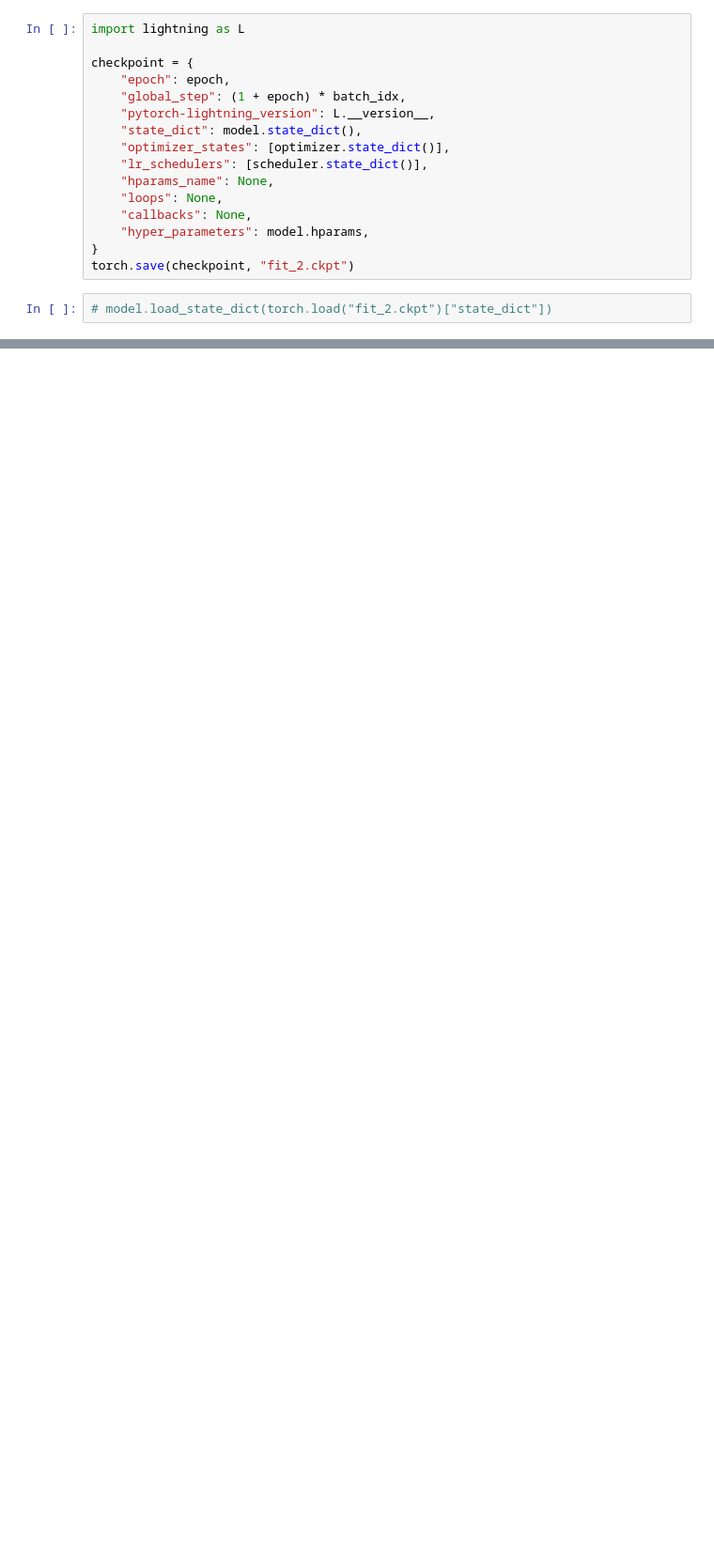
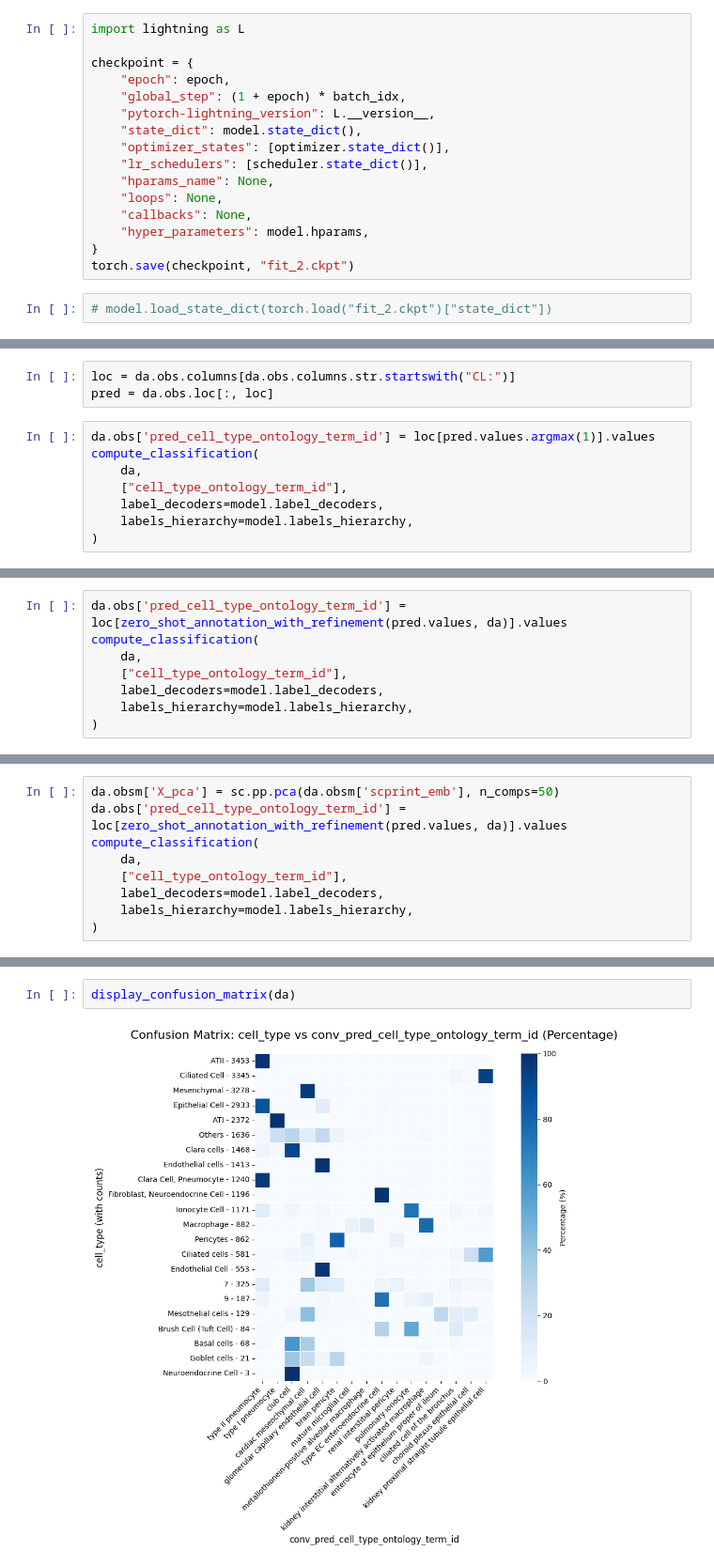
Before and after one commit to cantinilab/scPRINT, a Jupyter notebook: notebooks/scPRINT-2-repro-notebooks/fine_tuning_cross_species_emb_2.ipynb, the cells around one changed output, grey strips where cells are left out. Shown at 94% size. Drawn from its saved outputs; the diff is of its cells as text; blank space fills up the shorter version.

```diff
--- a/notebooks/scPRINT-2-repro-notebooks/fine_tuning_cross_species_emb_2.ipynb
+++ b/notebooks/scPRINT-2-repro-notebooks/fine_tuning_cross_species_emb_2.ipynb
@@ -534,0 +538,11 @@ compute_classification(
+# %%
+loc = da.obs.columns[da.obs.columns.str.startswith("CL:")]
+pred = da.obs.loc[:, loc]
+# %%
+da.obs['pred_cell_type_ontology_term_id'] = loc[pred.values.argmax(1)].values
+compute_classification(
+    da,
+    ["cell_type_ontology_term_id"],
+    label_decoders=model.label_decoders,
+    labels_hierarchy=model.labels_hierarchy,
+)
@@ -534,0 +560,8 @@ compute_classification(
+# %%
+da.obs['pred_cell_type_ontology_term_id'] = loc[zero_shot_annotation_with_refinement(pred.values, da)].values
+compute_classification(
+    da,
+    ["cell_type_ontology_term_id"],
+    label_decoders=model.label_decoders,
+    labels_hierarchy=model.labels_hierarchy,
+)
@@ -534,0 +592,9 @@ compute_classification(
+# %%
+da.obsm['X_pca'] = sc.pp.pca(da.obsm['scprint_emb'], n_comps=50)
+da.obs['pred_cell_type_ontology_term_id'] = loc[zero_shot_annotation_with_refinement(pred.values, da)].values
+compute_classification(
+    da,
+    ["cell_type_ontology_term_id"],
+    label_decoders=model.label_decoders,
+    labels_hierarchy=model.labels_hierarchy,
+)
@@ -535,3 +607,7 @@ compute_classification(
+# %%
+display_confusion_matrix(da)
+# %% [output]
+[figure, added]
 # %%
 sc.pp.neighbors(n_adata, use_rep="scprint_emb_cell_type_ontology_term_id")
 sc.tl.umap(n_adata)
```
Also changed, not shown: parts of 27 cells of this notebook, 13 other files.
